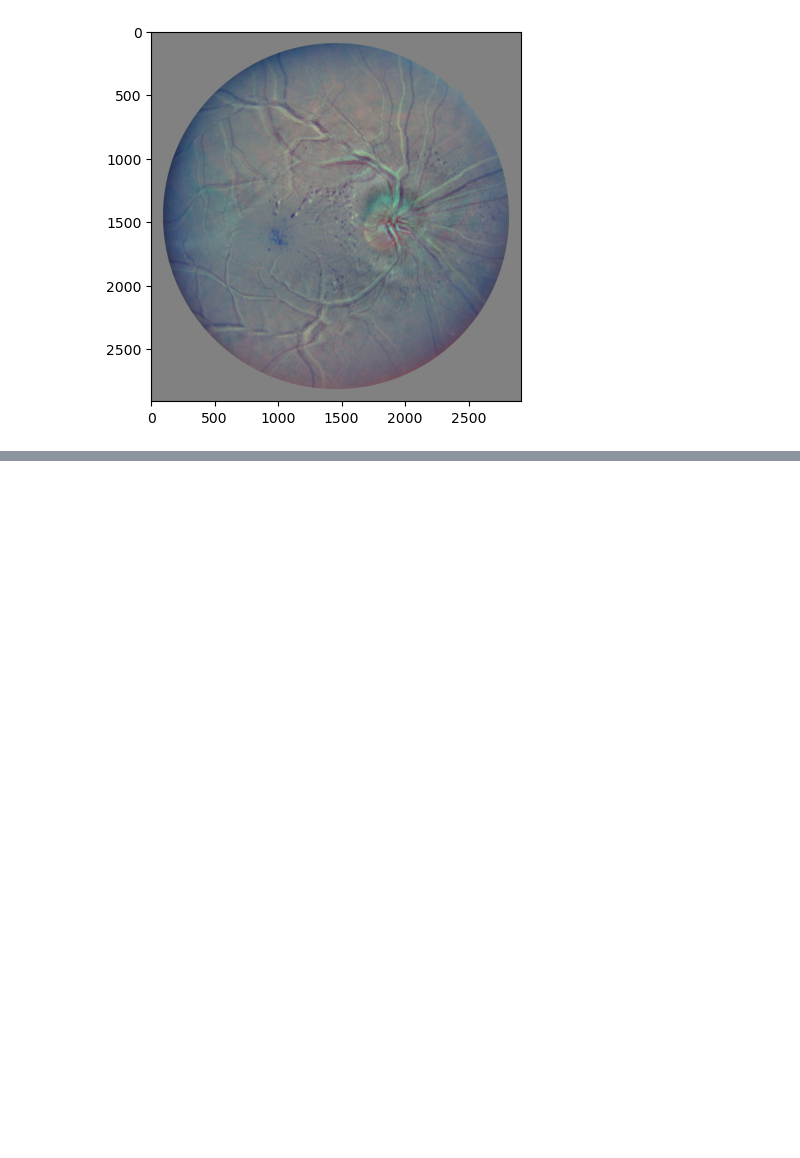
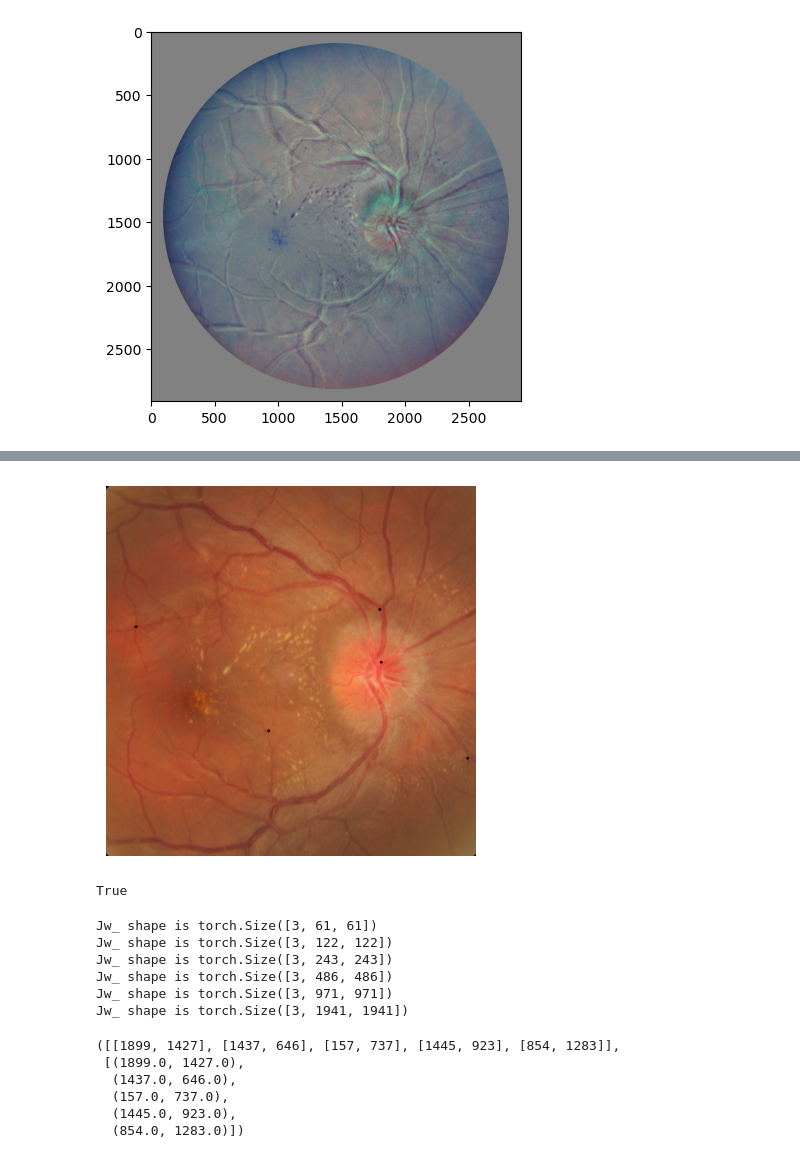
Before and after one commit to MICCIOSLAYER/ImRegODE, a Jupyter notebook: Main_Folder/Main_Code/notebook.ipynb, the cells around one changed output, grey strips where cells are left out. Cells and saved outputs as stored; diff of their text form; code cells hidden in the pictures; blank space fills up the shorter version.

```diff
--- a/Main_Folder/Main_Code/notebook.ipynb
+++ b/Main_Folder/Main_Code/notebook.ipynb
@@ -1124,0 +1238,8 @@ WindowsPath('c:/Users/gioco/Desktop/GITHUB_MAIN_FOLDER/ImRegODE/Main_Folder/Modu
+# %%
+show_image_and_reference_points(s=0, coordinates=cropped_reference_points, title='Is_and_reference_points') # Is and reference points
+# %% [output]
+[figure, added]
+# %%
+img_ref.numel() == img_test.numel()
+# %% [output]
+True
@@ -1124,0 +1257,42 @@ WindowsPath('c:/Users/gioco/Desktop/GITHUB_MAIN_FOLDER/ImRegODE/Main_Folder/Modu
+# %%
+loss_vals = []
+for s in np.arange(5, -1, -1):
+    Jw_ = AffineTransform(J_lst[s].unsqueeze(0), homography_net(s), xy_lst[s][:,:,0], xy_lst[s][:,:,1]).squeeze()
+    print(f'Jw_ shape is {Jw_.shape}')
+    loss_val = torch.cat([I_lst[s], Jw_], 0)
+    loss_vals.append(loss_val)
+# %% [output]
+Jw_ shape is torch.Size([3, 61, 61])
+Jw_ shape is torch.Size([3, 122, 122])
+Jw_ shape is torch.Size([3, 243, 243])
+Jw_ shape is torch.Size([3, 486, 486])
+Jw_ shape is torch.Size([3, 971, 971])
+Jw_ shape is torch.Size([3, 1941, 1941])
+# %%
+# creare una funzione per trovare le nuove coordinate dei punti di riferimento dopo l'omografia e visualizzarli
+
+def transform_points(points, H):
+    # Convert points to homogeneous coordinates
+    ones = torch.ones(points.shape[0], 1)
+    homogeneous_points = torch.cat([points, ones], dim=1)
+
+    # Apply homography
+    transformed_points = torch.matmul(homogeneous_points, H.T)
+
+    # Convert back to Cartesian coordinates
+    transformed_points = transformed_points[:, :2] / transformed_points[:, 2].unsqueeze(1)
+    transformed_points_int_list = [[int(round(x)), int(round(y))] for x, y in transformed_points.tolist()]
+
+    return transformed_points_int_list
+
+# Esempio di utilizzo
+points =cropped_reference_points
+transformed_points = transform_points(torch.Tensor(points), homo_matrix)
+transformed_points,cropped_reference_points # verificato che siano uguali
+# %% [output]
+([[1899, 1427], [1437, 646], [157, 737], [1445, 923], [854, 1283]],
+ [(1899.0, 1427.0),
+  (1437.0, 646.0),
+  (157.0, 737.0),
+  (1445.0, 923.0),
+  (854.0, 1283.0)])
```
Also changed, not shown: parts of 32 cells of this notebook.
